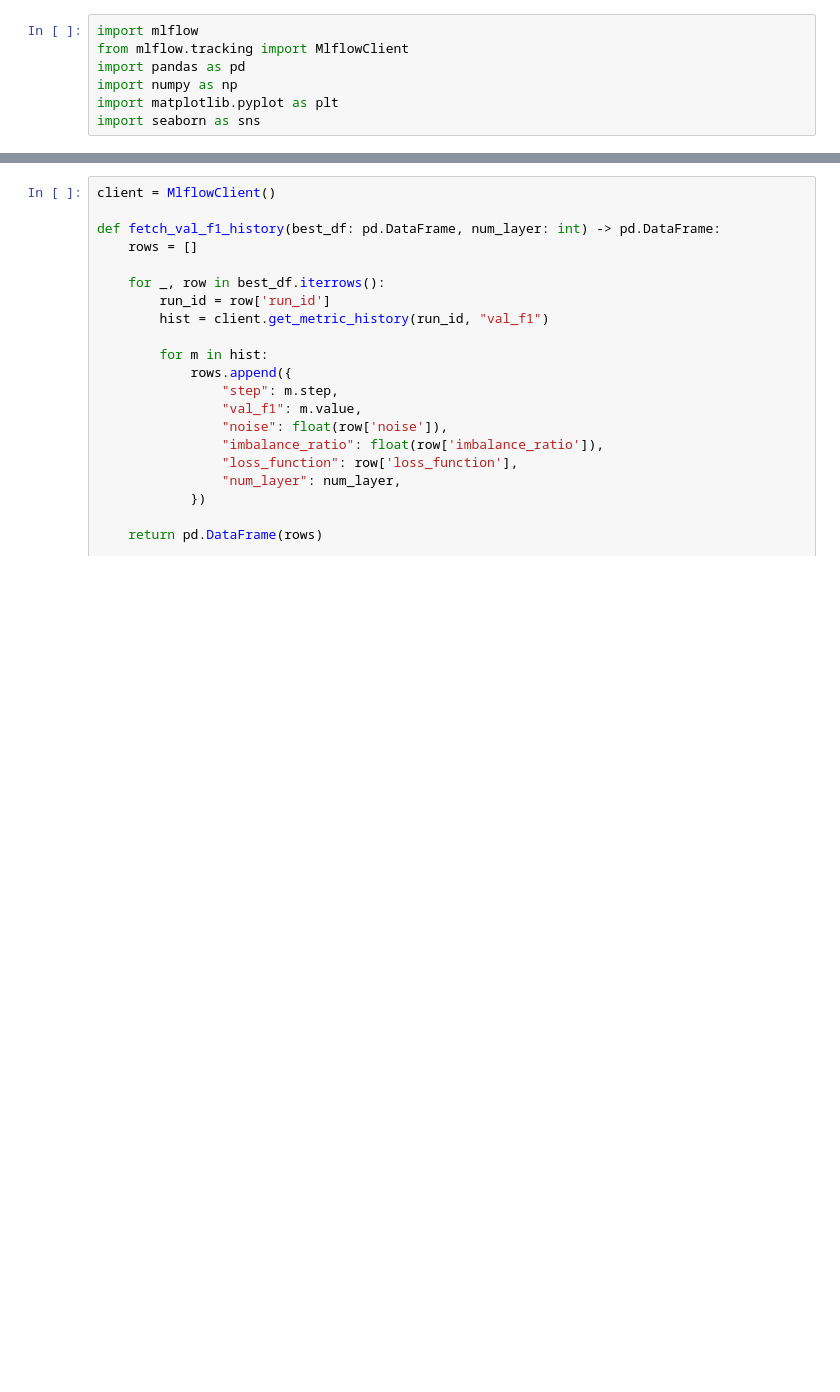
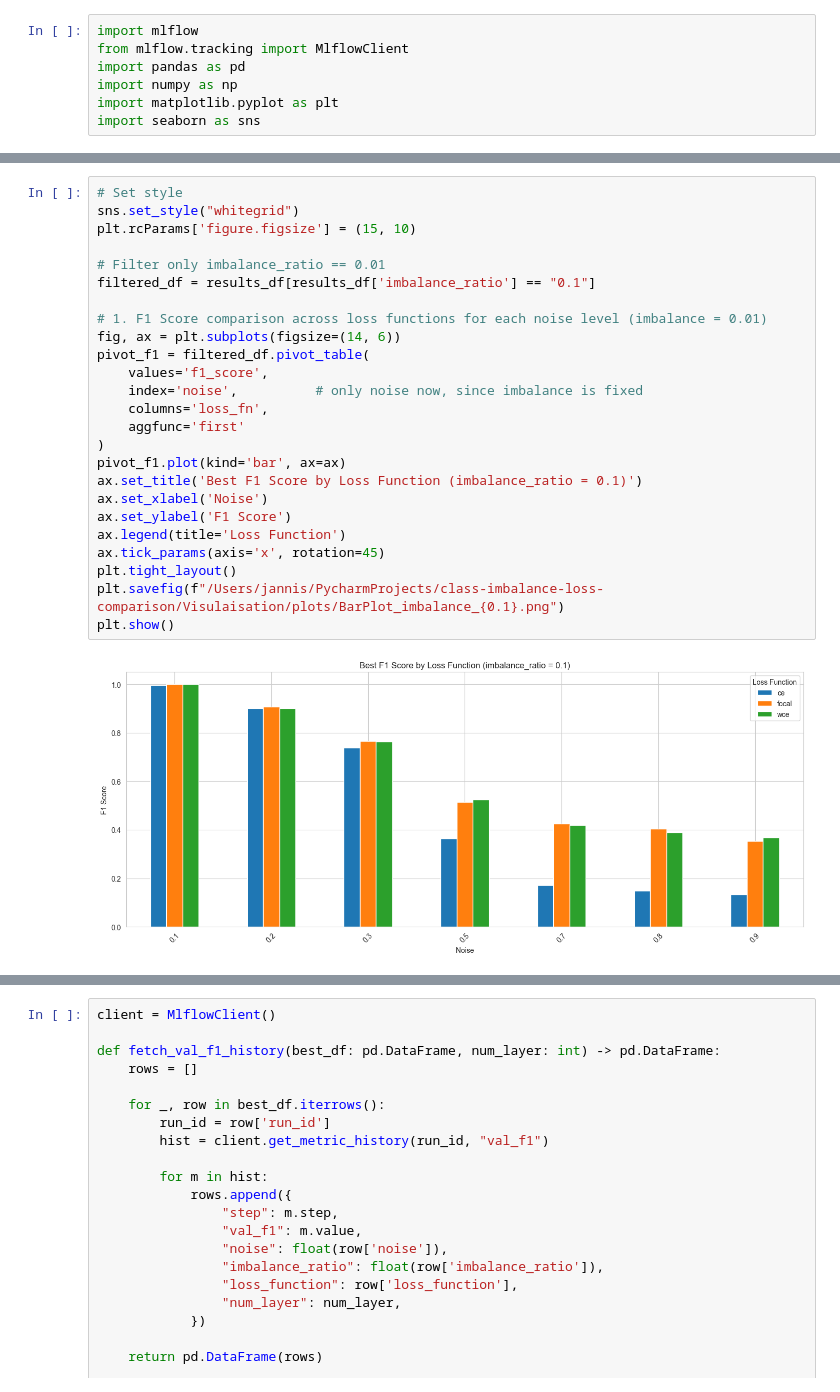
Before and after one commit to jwgit12/class-imbalance-loss-comparison, a Jupyter notebook: Visulaisation/data_viewer_moons.ipynb, the cells around one changed output, grey strips where cells are left out. Cells and saved outputs as stored; diff of their text form; blank space fills up the shorter version.

```diff
--- a/Visulaisation/data_viewer_moons.ipynb
+++ b/Visulaisation/data_viewer_moons.ipynb
@@ -235,3 +151,30 @@ plt.show()
+# %%
+# Set style
+sns.set_style("whitegrid")
+plt.rcParams['figure.figsize'] = (15, 10)
+
+# Filter only imbalance_ratio == 0.01
+filtered_df = results_df[results_df['imbalance_ratio'] == "0.1"]
+
+# 1. F1 Score comparison across loss functions for each noise level (imbalance = 0.01)
+fig, ax = plt.subplots(figsize=(14, 6))
+pivot_f1 = filtered_df.pivot_table(
+    values='f1_score',
+    index='noise',          # only noise now, since imbalance is fixed
+    columns='loss_fn',
+    aggfunc='first'
+)
+pivot_f1.plot(kind='bar', ax=ax)
+ax.set_title('Best F1 Score by Loss Function (imbalance_ratio = 0.1)')
+ax.set_xlabel('Noise')
+ax.set_ylabel('F1 Score')
+ax.legend(title='Loss Function')
+ax.tick_params(axis='x', rotation=45)
+plt.tight_layout()
+plt.savefig(f"/Users/jannis/PycharmProjects/class-imbalance-loss-comparison/Visulaisation/plots/BarPlot_imbalance_{0.1}.png")
+plt.show()
+# %% [output]
+[figure, added]
 # %%
 def get_best_runs_per_config(all_runs: pd.DataFrame, num_layer: int) -> pd.DataFrame:
     df = all_runs.copy()
```
Also changed, not shown: parts of 9 cells of this notebook, 5 other files.
